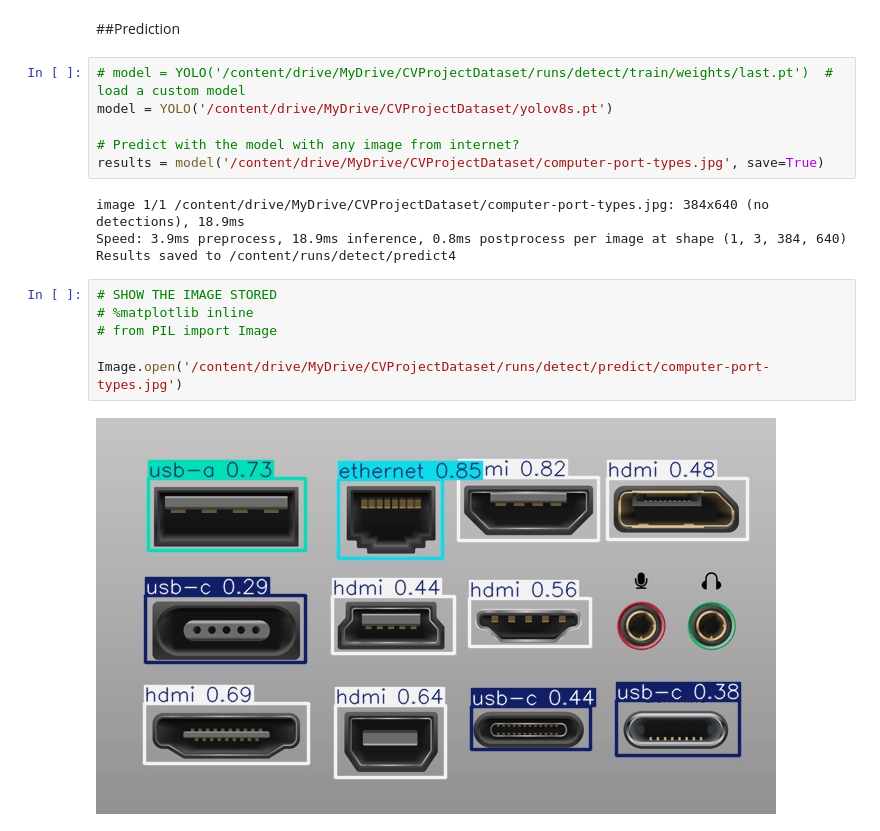
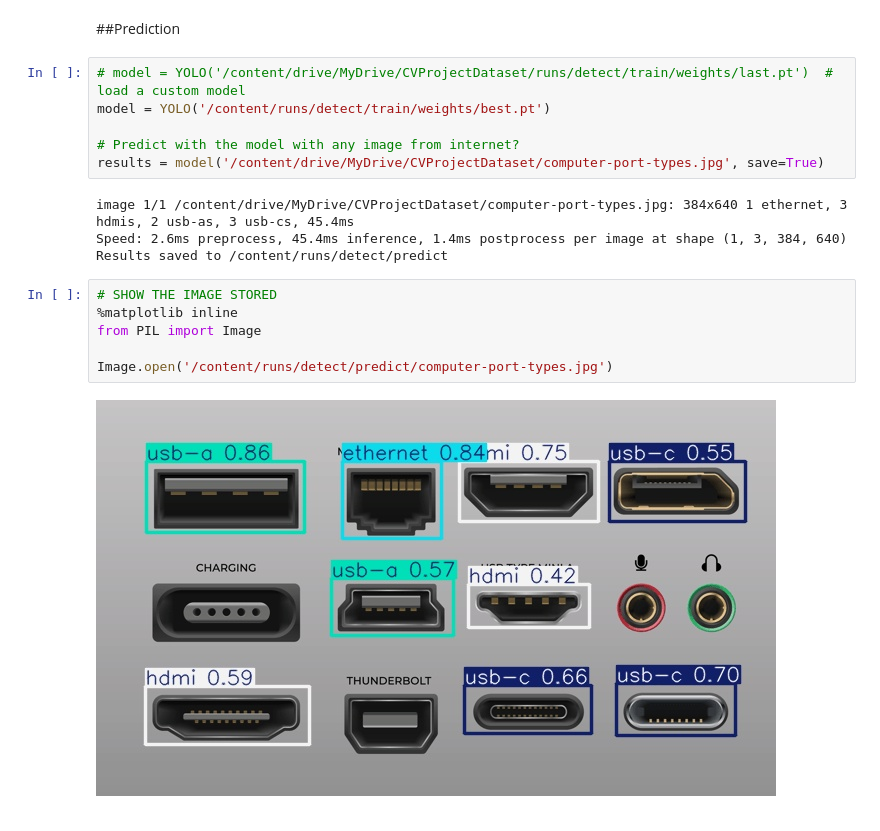
Before and after one commit to Jyl7hf/Computer-Vision-Project, a Jupyter notebook: ComputerVisionProject.ipynb, the cells around one changed output. Drawn from its saved outputs; the diff is of its cells as text.

Commit message:
continued training model (2nd time)

```diff
--- a/ComputerVisionProject.ipynb
+++ b/ComputerVisionProject.ipynb
@@ -730,19 +709,19 @@ Image.open('/content/runs/detect/train/confusion_matrix_normalized.png')
 ##Prediction
 # %%
 # model = YOLO('/content/drive/MyDrive/CVProjectDataset/runs/detect/train/weights/last.pt')  # load a custom model
-model = YOLO('/content/drive/MyDrive/CVProjectDataset/yolov8s.pt')
+model = YOLO('/content/runs/detect/train/weights/best.pt')
 
 # Predict with the model with any image from internet?
 results = model('/content/drive/MyDrive/CVProjectDataset/computer-port-types.jpg', save=True)
 # %% [output]
-image 1/1 /content/drive/MyDrive/CVProjectDataset/computer-port-types.jpg: 384x640 (no detections), 18.9ms
-Speed: 3.9ms preprocess, 18.9ms inference, 0.8ms postprocess per image at shape (1, 3, 384, 640)
-Results saved to /content/runs/detect/predict4
+image 1/1 /content/drive/MyDrive/CVProjectDataset/computer-port-types.jpg: 384x640 1 ethernet, 3 hdmis, 2 usb-as, 3 usb-cs, 45.4ms
+Speed: 2.6ms preprocess, 45.4ms inference, 1.4ms postprocess per image at shape (1, 3, 384, 640)
+Results saved to /content/runs/detect/predict
 # %%
 # SHOW THE IMAGE STORED
-# %matplotlib inline
-# from PIL import Image
+%matplotlib inline
+from PIL import Image
 
-Image.open('/content/drive/MyDrive/CVProjectDataset/runs/detect/predict/computer-port-types.jpg')
+Image.open('/content/runs/detect/predict/computer-port-types.jpg')
 # %% [output]
-[figure, old version]
+[figure, new version]
```
Also changed, not shown: parts of 6 cells of this notebook.
